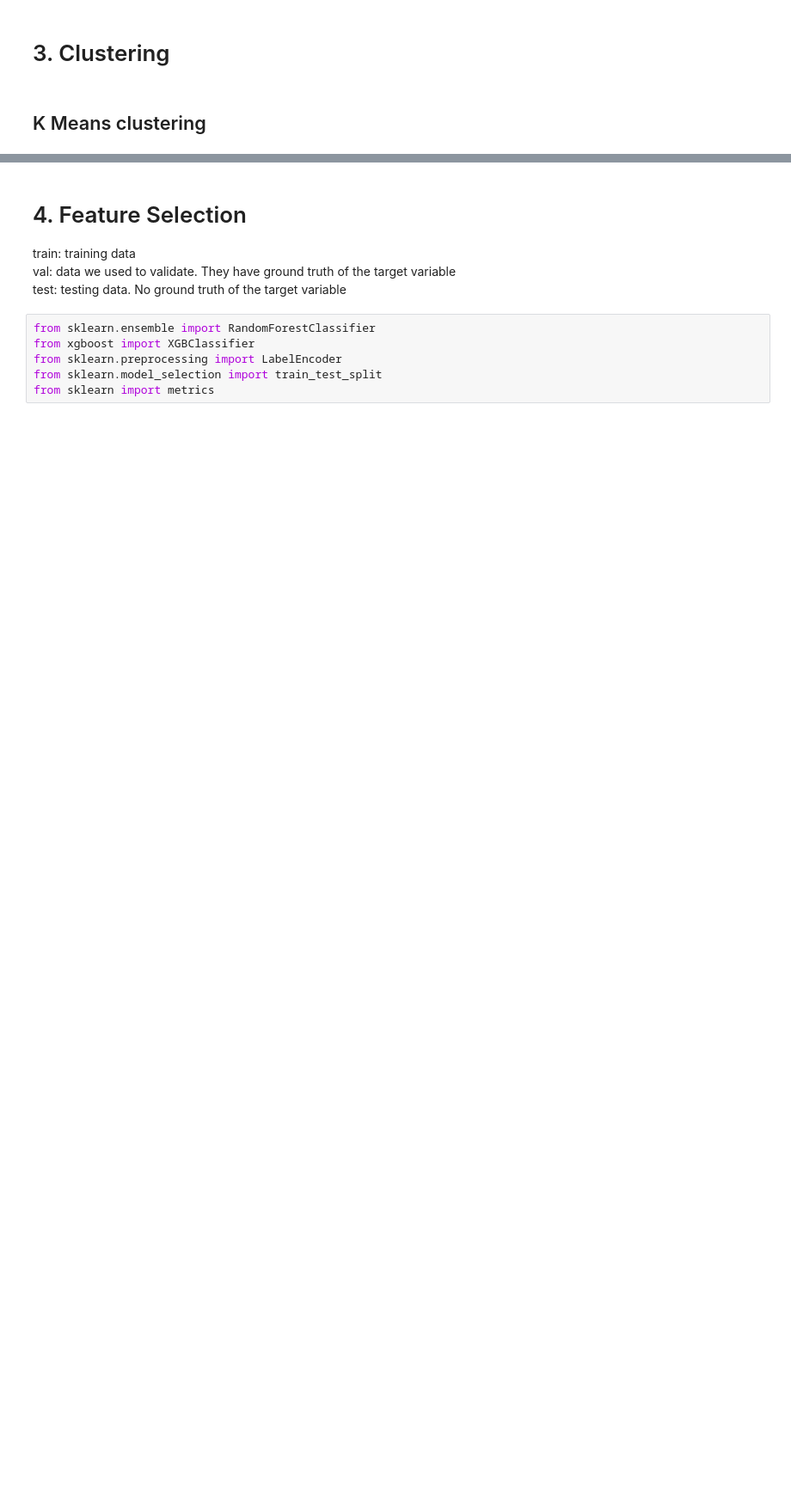
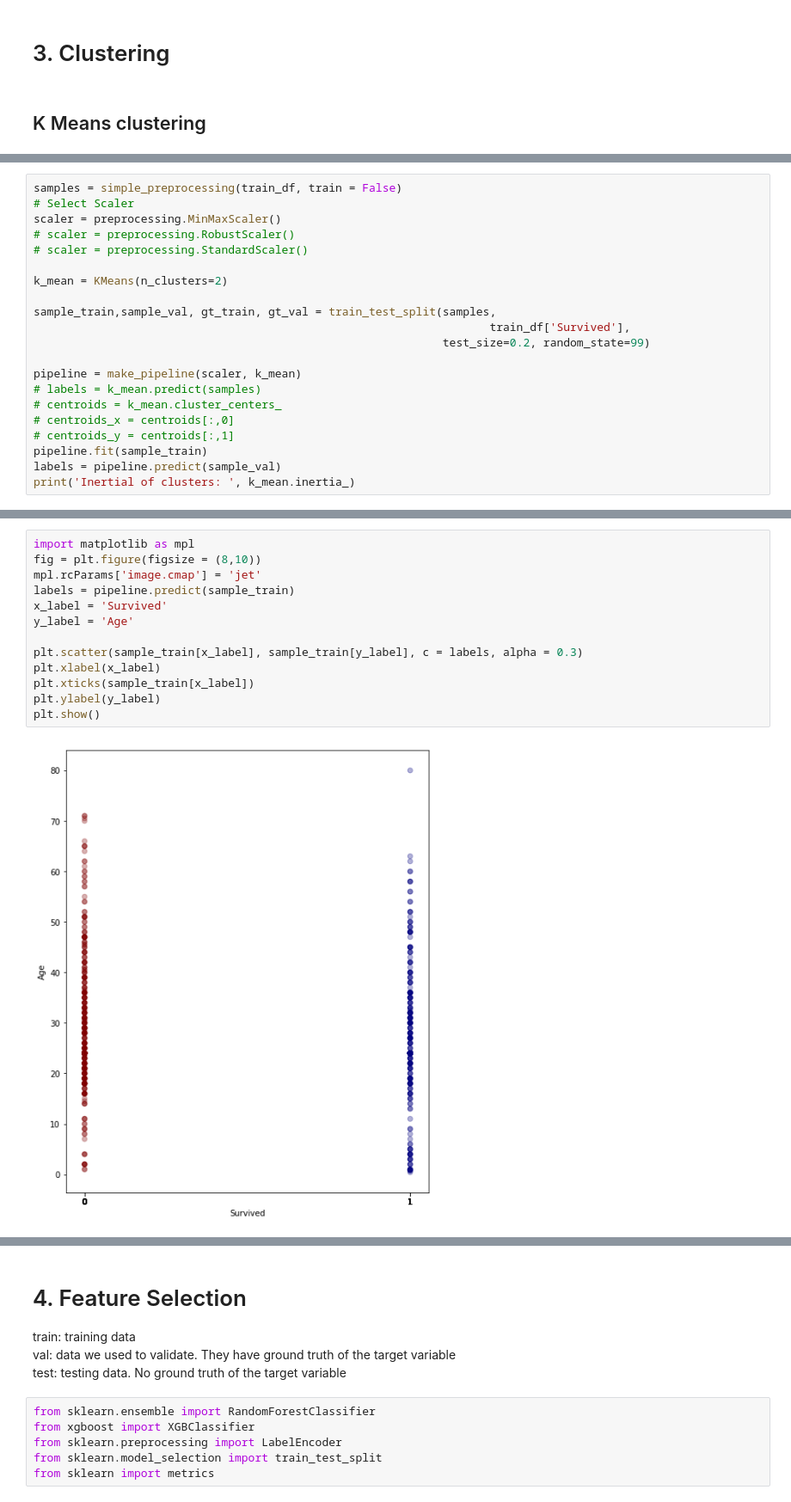
Before and after one commit to notha99y/EDA, a Jupyter notebook: Titanic.ipynb, the cells around one changed output, grey strips where cells are left out. Shown: that part at 86% size. Drawn from its saved outputs; the diff is of its cells as text; blank space fills up the shorter version.

```diff
--- a/Titanic.ipynb
+++ b/Titanic.ipynb
@@ -327,0 +333,21 @@ plt.show()
+# %%
+samples = simple_preprocessing(train_df, train = False)
+# Select Scaler
+scaler = preprocessing.MinMaxScaler()
+# scaler = preprocessing.RobustScaler()
+# scaler = preprocessing.StandardScaler()
+
+k_mean = KMeans(n_clusters=2)
+
+sample_train,sample_val, gt_train, gt_val = train_test_split(samples,
+                                                                    train_df['Survived'],
+                                                             test_size=0.2, random_state=99)
+
+pipeline = make_pipeline(scaler, k_mean)
+# labels = k_mean.predict(samples)
+# centroids = k_mean.cluster_centers_
+# centroids_x = centroids[:,0]
+# centroids_y = centroids[:,1]
+pipeline.fit(sample_train)
+labels = pipeline.predict(sample_val)
+print('Inertial of clusters: ', k_mean.inertia_)
@@ -327,0 +386,15 @@ plt.show()
+# %%
+import matplotlib as mpl
+fig = plt.figure(figsize = (8,10))
+mpl.rcParams['image.cmap'] = 'jet'
+labels = pipeline.predict(sample_train)
+x_label = 'Survived'
+y_label = 'Age'
+
+plt.scatter(sample_train[x_label], sample_train[y_label], c = labels, alpha = 0.3)
+plt.xlabel(x_label)
+plt.xticks(sample_train[x_label])
+plt.ylabel(y_label)
+plt.show()
+# %% [output]
+[figure, added]
```
Also changed, not shown: parts of 21 cells of this notebook, 3 other files.
